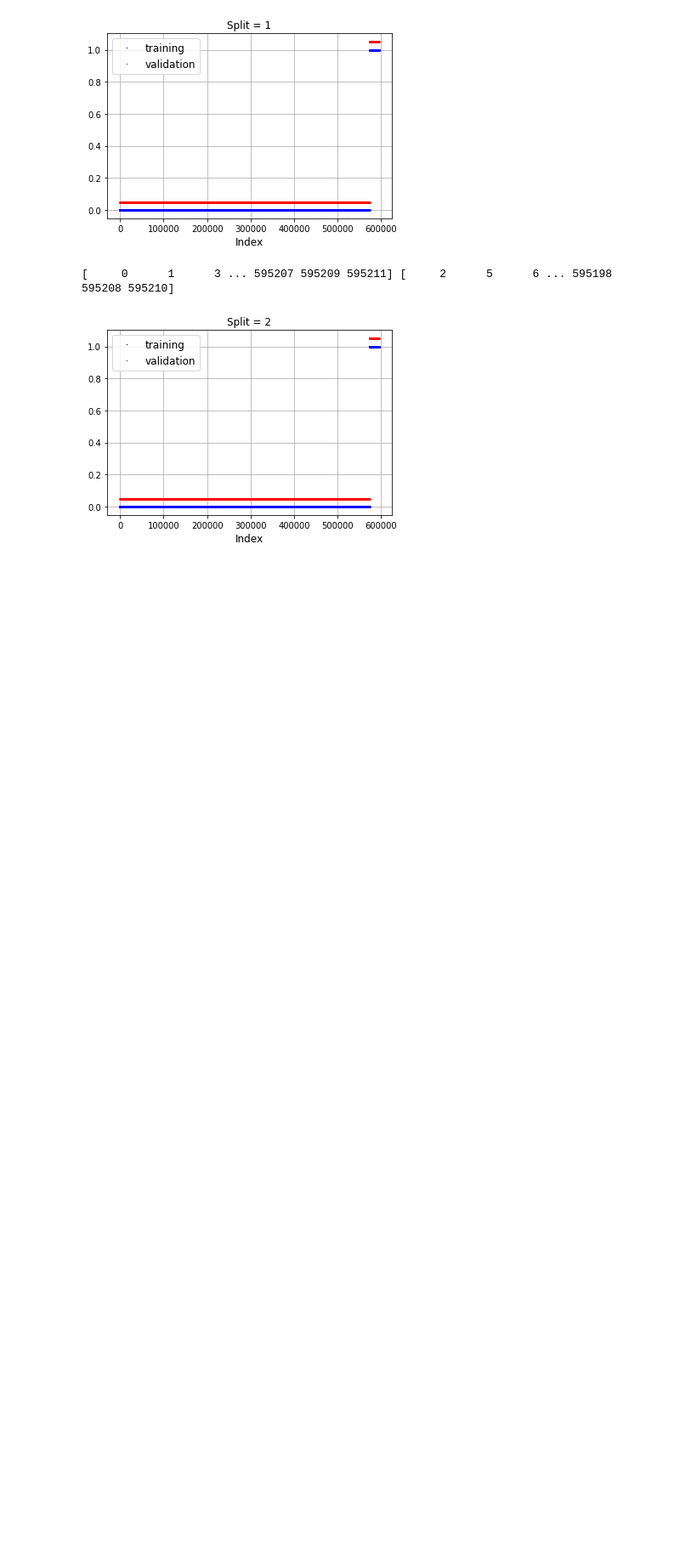
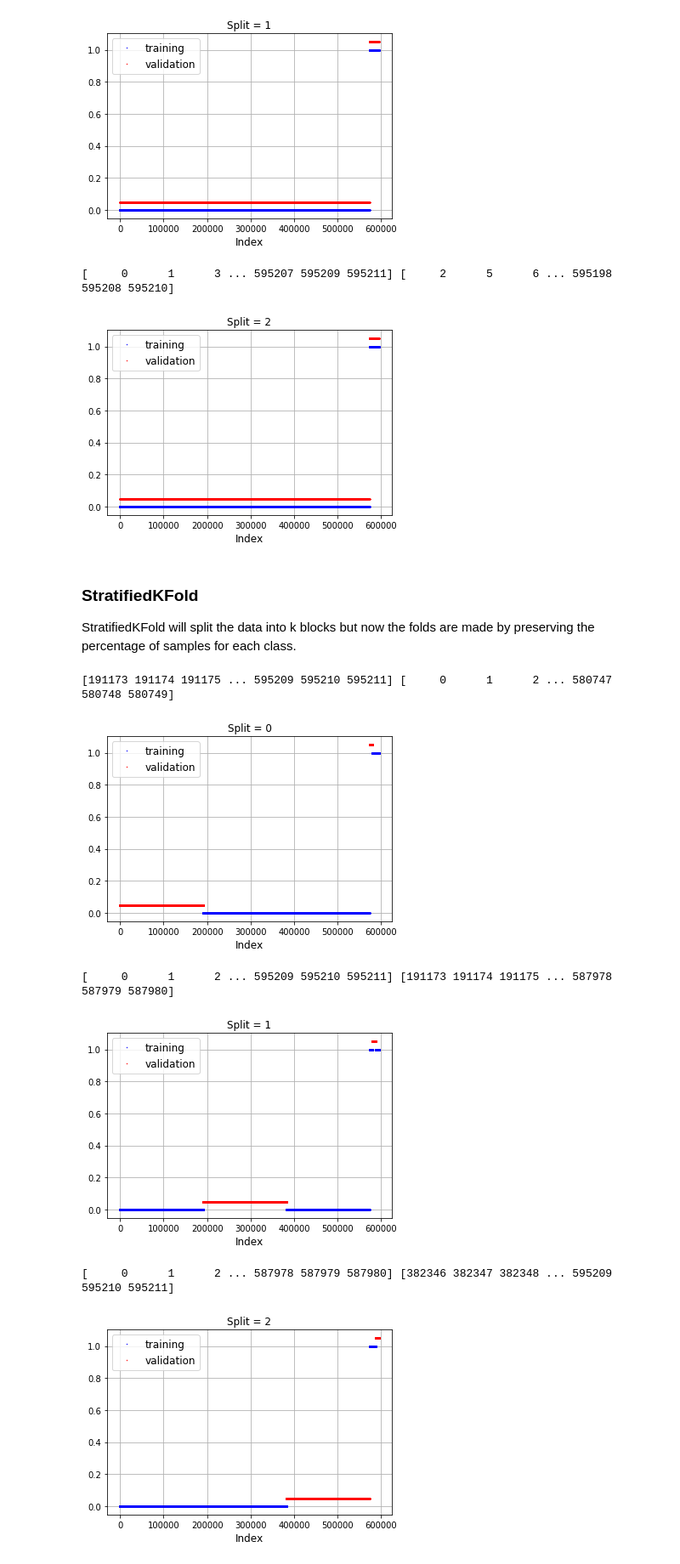
Before and after one commit to alvarocalle/Kaggle-discussion-forum, a Jupyter notebook: KFold or StratifiedKFold/understanding-cv.ipynb, the cells around one changed output. Shown at 85% size. Cells and saved outputs as stored; diff of their text form; code cells hidden in the pictures; blank space fills up the shorter version.

```diff
--- a/KFold or StratifiedKFold/understanding-cv.ipynb
+++ b/KFold or StratifiedKFold/understanding-cv.ipynb
@@ -56,3 +58,33 @@ for i, (train_idx, valid_idx) in enumerate(folds.split(target, target)):
 [figure]
 [     0      1      3 ... 595207 595209 595211] [     2      5      6 ... 595198 595208 595210]
 [figure]
+# %% [markdown]
+### StratifiedKFold
+
+StratifiedKFold will split the data into k blocks but now the folds are made by preserving the percentage of samples for each class.
+# %%
+# Create folds
+folds = StratifiedKFold(n_splits=3, shuffle=False, random_state = 45)
+
+offset = 0.05
+
+# Go through folds
+for i, (train_idx, valid_idx) in enumerate(folds.split(target, target)):
+
+    print(train_idx, valid_idx)
+
+    plt.figure(figsize=(6,4))
+    plt.title('Split = {}'.format(i))
+    plt.plot(train_idx, target.iloc[train_idx].values, 'bo', label="training", markersize=0.5)
+    plt.plot(valid_idx, target.iloc[valid_idx].values + offset, 'ro', label="validation", markersize=0.5)
+    plt.legend(loc="upper left", fontsize=12)
+    plt.xlabel("Index", fontsize=12)
+    plt.grid(True)
+    plt.show()
+# %% [output]
+[191173 191174 191175 ... 595209 595210 595211] [     0      1      2 ... 580747 580748 580749]
+[figure, added]
+[     0      1      2 ... 595209 595210 595211] [191173 191174 191175 ... 587978 587979 587980]
+[figure, added]
+[     0      1      2 ... 587978 587979 587980] [382346 382347 382348 ... 595209 595210 595211]
+[figure, added]
```
Also changed, not shown: parts of 1 cell of this notebook.
